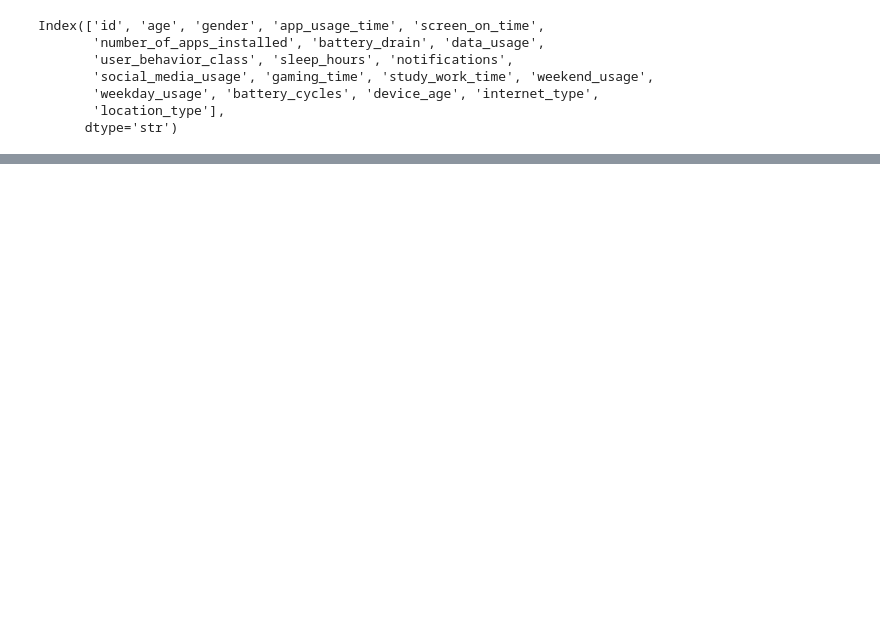
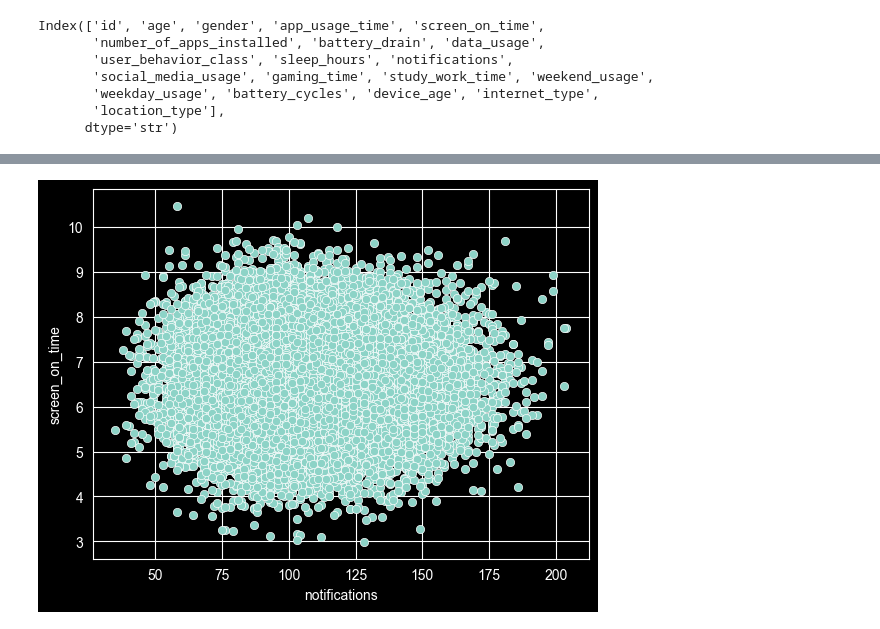
Before and after one commit to Farsan-k/AI-Powered-Mobile-Addiction-Risk-Prediction-System, a Jupyter notebook: EDA.ipynb, the cells around one changed output, grey strips where cells are left out. Drawn from its saved outputs; the diff is of its cells as text; code cells hidden in the pictures; blank space fills up the shorter version.

```diff
--- a/EDA.ipynb
+++ b/EDA.ipynb
@@ -81,7 +81,7 @@ from sklearn.linear_model import LinearRegression
 # %% [markdown]
 ### 2. Load Data
 # %%
-df = pd.read_csv('mobile_addiction_dataset_40k.csv')
+df = pd.read_csv('mobile_addiction_dataset.csv')
 # %% [markdown]
 ### 3. Preview Data
 # %%
@@ -286,0 +304,5 @@ sns.scatterplot(x='social_media_usage', y='sleep_hours', data=df)
+# %%
+sns.scatterplot(x='notifications', y='screen_on_time', data=df)
+plt.show()
+# %% [output]
+[figure, added]
```
Also changed, not shown: parts of 26 cells of this notebook, 8 other files.
